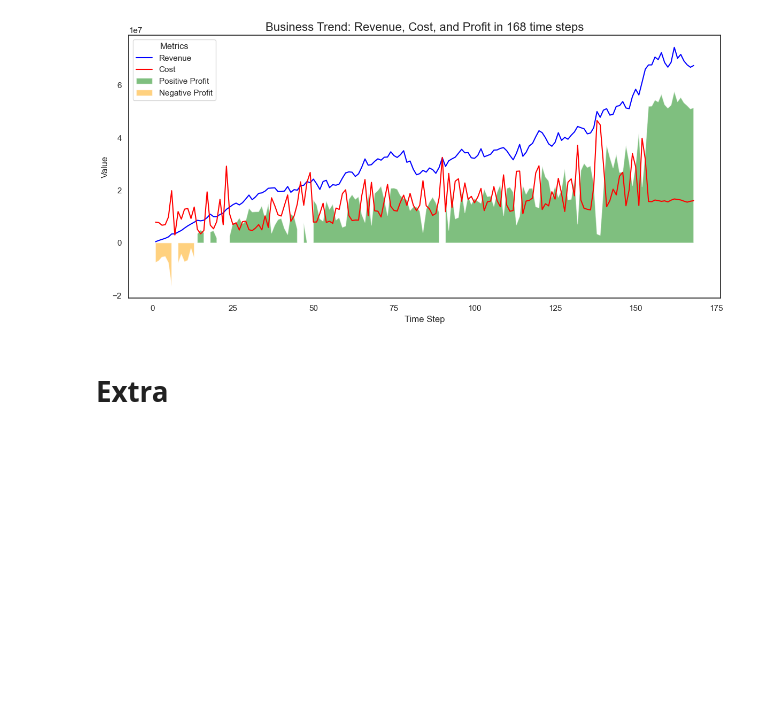
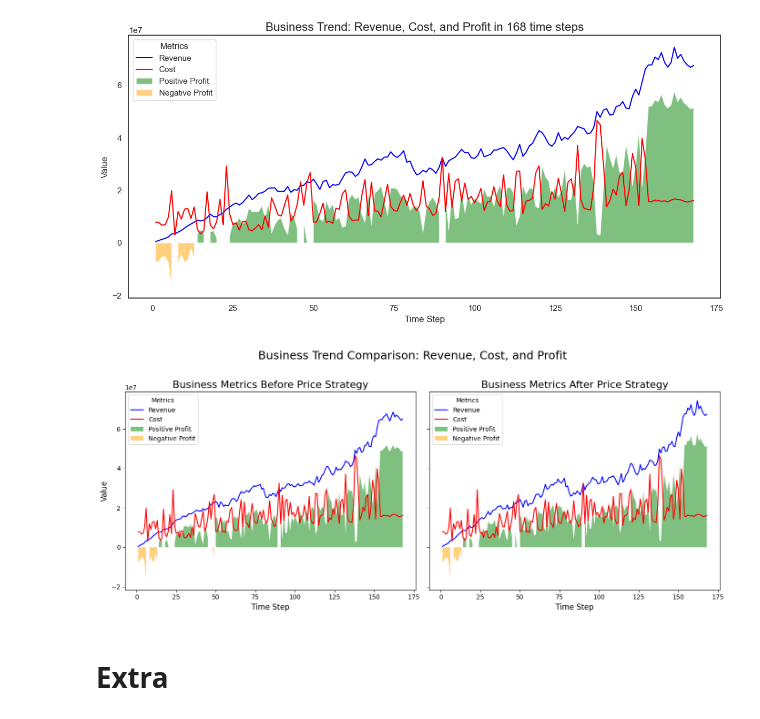
Before and after one commit to Tayerquach/data_center_operations, a Jupyter notebook: data_center_operation_part2.ipynb, the cells around one changed output. Saved outputs shown, nothing was run; the diff lists cells and outputs as text; code cells hidden in the pictures; blank space fills up the shorter version.

```diff
--- a/data_center_operation_part2.ipynb
+++ b/data_center_operation_part2.ipynb
@@ -1005,4 +1026,5 @@ plt.show()
 # %% [markdown]
 ### Visualise Business Metric
 # %%
-# business_metric = pd.read_csv("result/p2_business_metric_{seed}.csv")
+business_metric_before = pd.read_csv(f"result/p1_business_metric_{seed}.csv")
+business_metric_after = pd.read_csv(f"result/p2_business_metric_{seed}.csv")
@@ -1048,6 +1054,46 @@ plt.savefig("photo/p2_business_trend.jpg")
 plt.show()
 # %% [output]
 [figure]
+# %%
+def plot_business_metrics(ax, business_metric, title):
+    # Plot revenue and cost as lines
+    sns.lineplot(ax=ax, x="time_step", y="revenue", data=business_metric, label="Revenue", color="blue")
+    sns.lineplot(ax=ax, x="time_step", y="cost", data=business_metric, label="Cost", color="red")
+
+    # Area plot for profit, separate positive and negative areas
+    ax.fill_between(business_metric['time_step'], business_metric['profit'], where=(business_metric['profit'] > 0),
+                    facecolor='green', alpha=0.5, label="Positive Profit")
+    ax.fill_between(business_metric['time_step'], business_metric['profit'], where=(business_metric['profit'] <= 0),
+                    facecolor='orange', alpha=0.5, label="Negative Profit")
+
+    # Set labels and title
+    ax.set_title(title, fontsize=16)
+    ax.set_xlabel("Time Step", fontsize=12)
+    ax.set_ylabel("Value", fontsize=12)
+    ax.legend(title="Metrics")
+
+# Create a figure with two subplots (side by side)
+fig, axes = plt.subplots(ncols=2, figsize=(14, 6), sharex=True, sharey=True)
+
+# Plot for business_metric_before
+plot_business_metrics(axes[0], business_metric_before, "Business Metrics Before Price Strategy")
+
+# Plot for business_metric_after
+plot_business_metrics(axes[1], business_metric_after, "Business Metrics After Price Strategy")
+
+# Set the overall layout and title for the figure
+fig.suptitle("Business Trend Comparison: Revenue, Cost, and Profit", fontsize=18)
+
+# Adjust layout to avoid overlap
+plt.tight_layout(rect=[0, 0, 1, 0.96])
+
+# Save the figure
+plt.savefig("photo/business_trend_comparison.jpg")
+
+# Show the plot
+plt.show()
+# %% [output]
+[figure, added]
 # %% [markdown]
 # Extra
 # %% [markdown]
```
Also changed, not shown: parts of 9 cells of this notebook, 8 other files.
